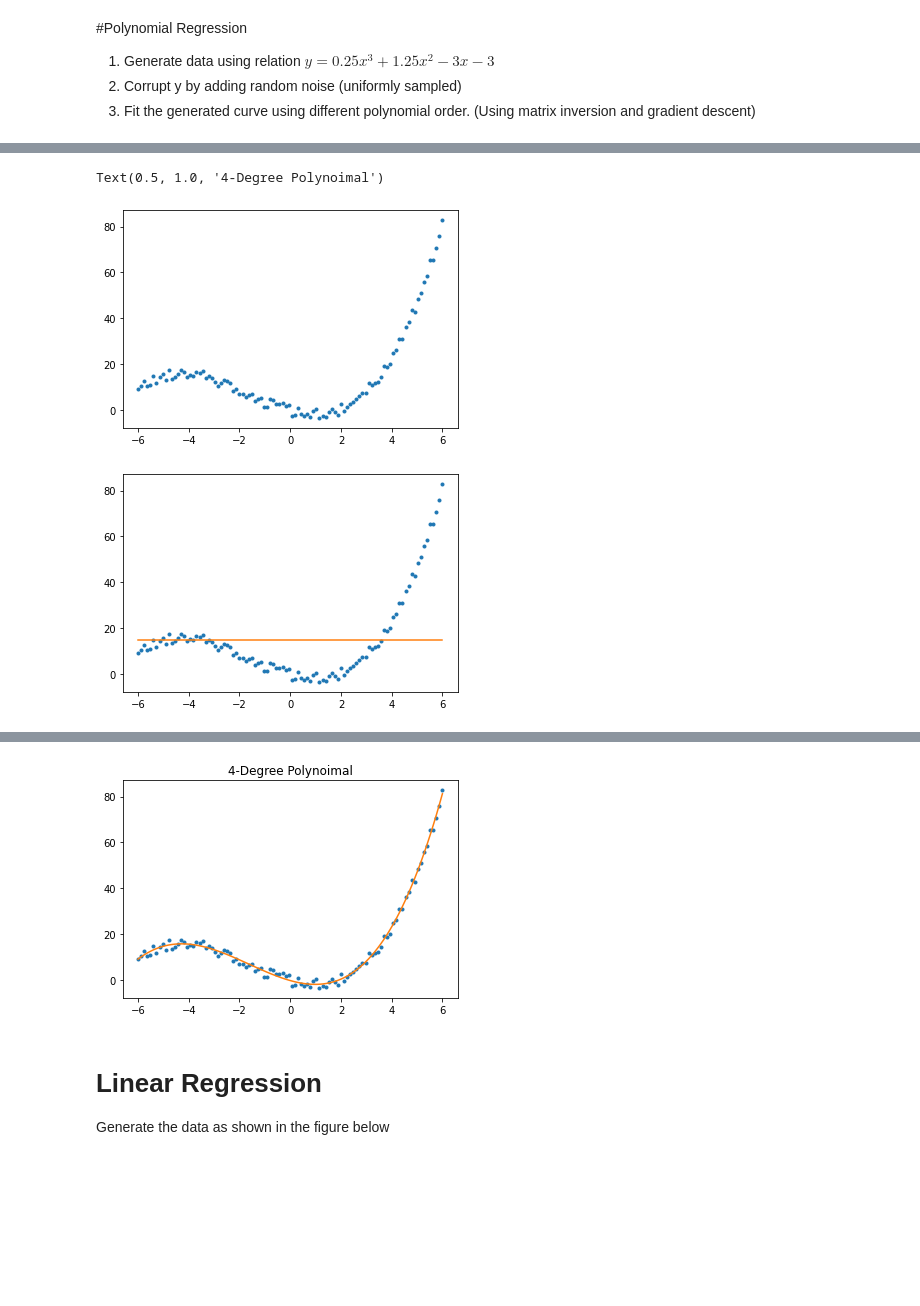
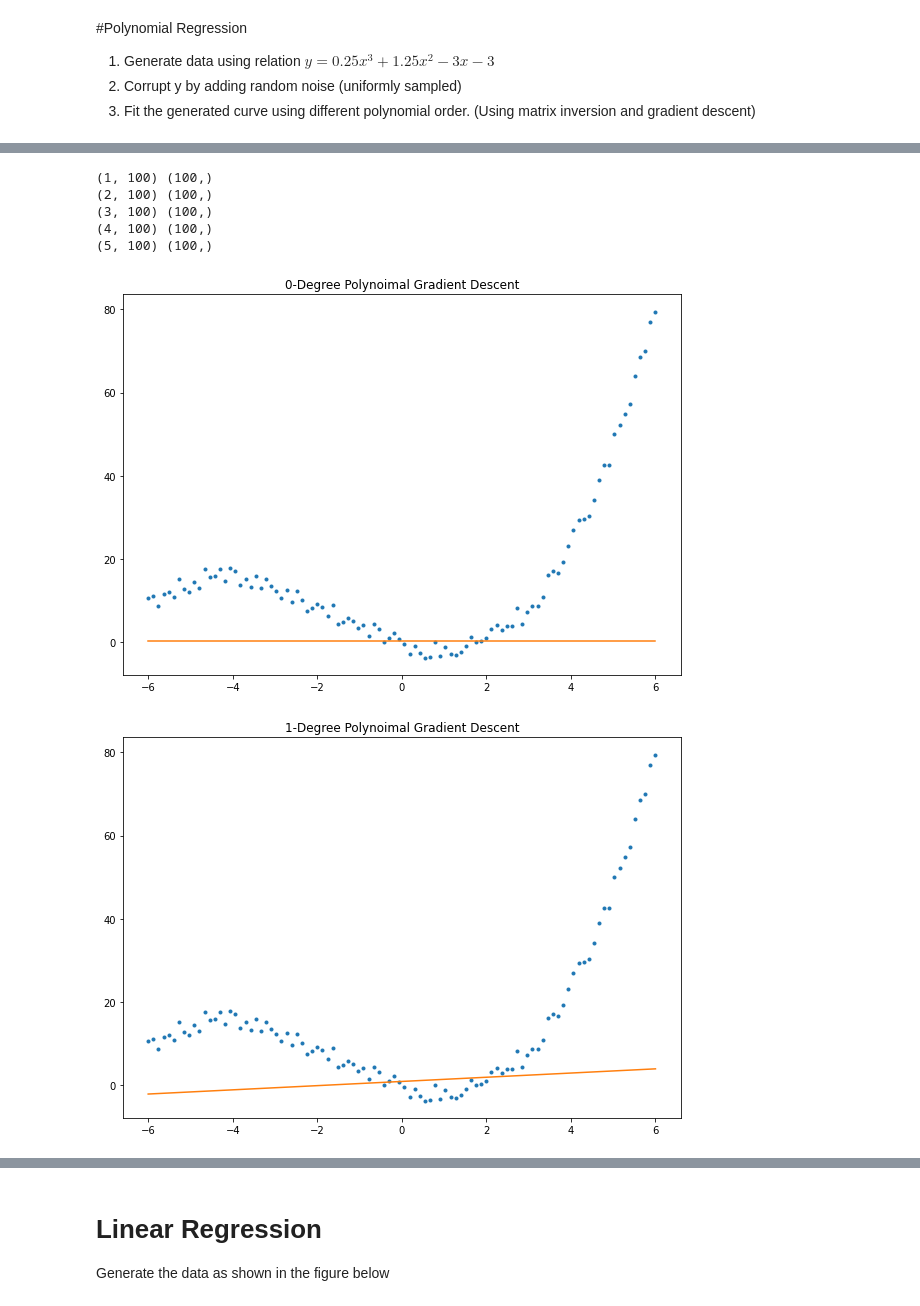
Before and after one commit to shashankp28/PRML-Lab-22, a Jupyter notebook: Assignment_6/Lab_7_Regression_Part_2.ipynb, the cells around one changed output, grey strips where cells are left out. Saved outputs shown, nothing was run; the diff lists cells and outputs as text; code cells hidden in the pictures; blank space fills up the shorter version.

```diff
--- a/Assignment_6/Lab_7_Regression_Part_2.ipynb
+++ b/Assignment_6/Lab_7_Regression_Part_2.ipynb
@@ -20,52 +150,42 @@ import matplotlib.pyplot as plt
 # %%
-## Data generation
+# By Gradient Descent
 
-x=np.linspace(-6,6,100)
-x=x[np.newaxis,:]
+## Write your code here
 
-w = ## Define Weights as per the given equation
-
-## Function to transform the data into polynomial
-
-def data_transform(X,degree):
-
-  ## Write your code here
-
-  return X_new
-
-
-X = data_transform(x,3)
-
-y = X.T @ w
-
-y = y+5*np.random.uniform(0,1,y.shape)
-
-plt.plot(x.T,y,'.')
-
-reg=regression()
-
-# By computation
+def grad_solver(degree):
+  X_1 = data_transform(x, degree)
+  print(X_1.shape, y.shape)
+  w_grad, _ = reg.Regression_grad_des(X_1, y, 0.000001)
+  y_pred = X_1.T @ w_grad
+  plt.figure(figsize=(10, 7))
+  plt.plot(x.T,y,'.')
+  plt.plot(x.T,y_pred)
+  plt.title(f'{degree}-Degree Polynoimal Gradient Descent')
 
 # Code for degree 0 polynomial fitting
 
-degree = 0
-X_1 = data_transform(x,degree)
-w_mat=reg.mat_inv(y,X_1)
-y_pred=X_1.T @ w_mat
-plt.figure()
-plt.plot(x.T,y,'.')
-plt.plot(x.T,y_pred)
-plt.title('0-Degree Polynoimal')
-
+grad_solver(0)
 
 # Write the code for degree 1 polynomial fitting
 
+grad_solver(1)
+
 # Write the code for degree 2 polynomial fitting
+
+grad_solver(2)
 
 # Write the code for degree 3 polynomial fitting
 
+grad_solver(3)
+
 # Write the code for degree 4 polynomial fitting
+
+grad_solver(4)
 # %% [output]
-Text(0.5, 1.0, '4-Degree Polynoimal')
+(1, 100) (100,)
+(2, 100) (100,)
+(3, 100) (100,)
+(4, 100) (100,)
+(5, 100) (100,)
-[figure, old version]
+[figure, new version]
-[figure, old version]
+[figure, new version]
@@ -75 +194,0 @@ Text(0.5, 1.0, '4-Degree Polynoimal')
-[figure, removed]
```
Also changed, not shown: parts of 26 cells of this notebook.
